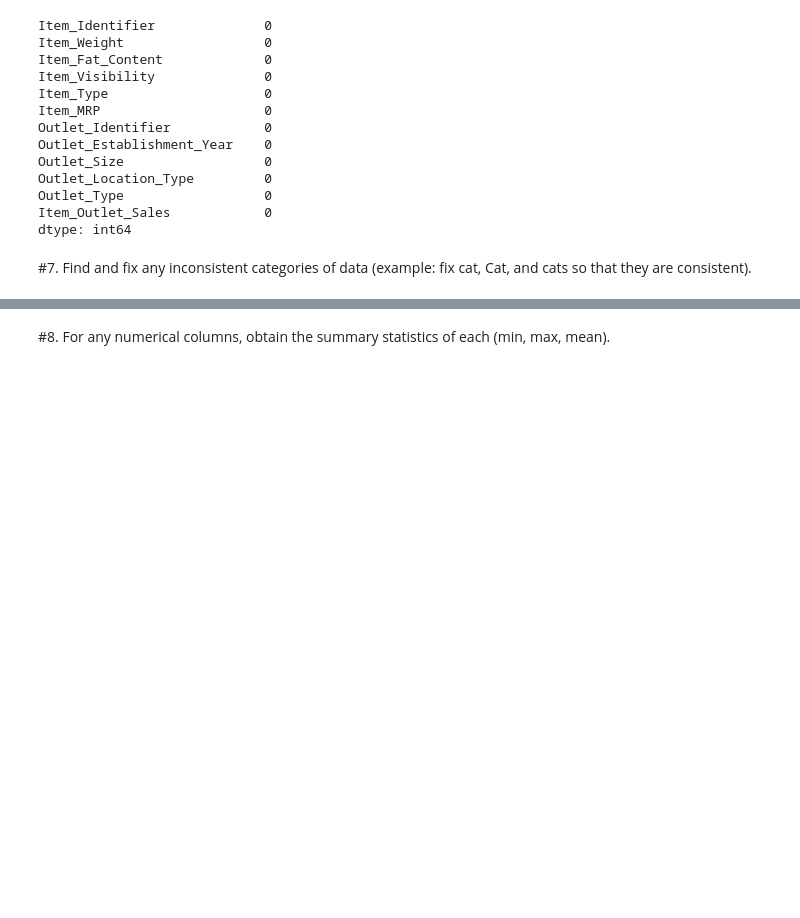
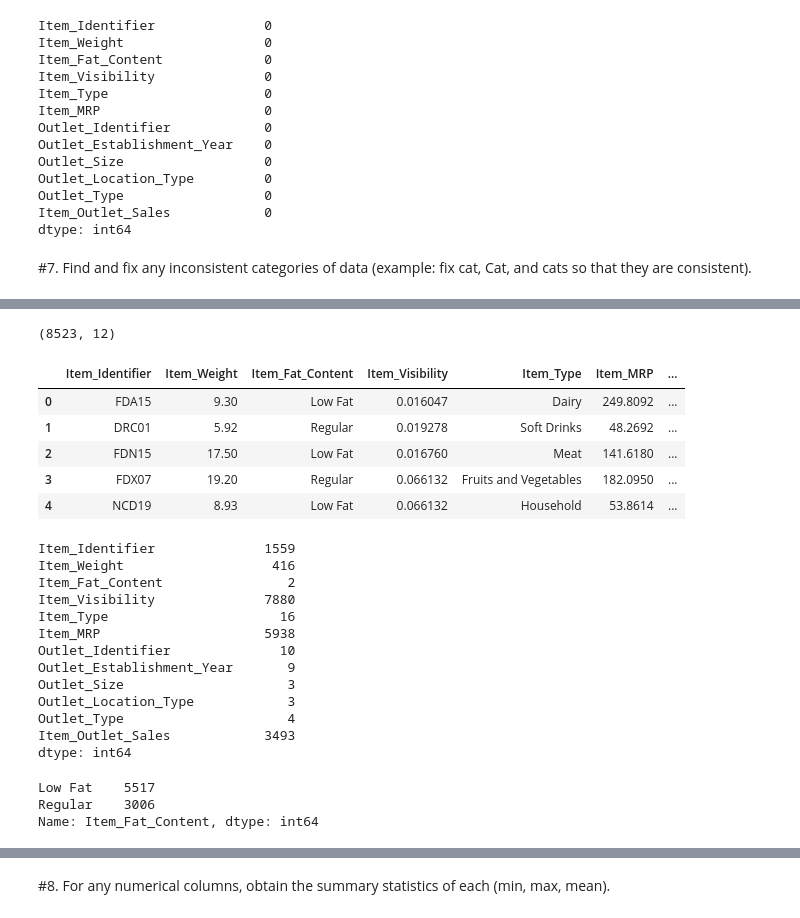
Before and after one commit to RJKool/First-Project-Rep, a Jupyter notebook: Sales_Predictions_CORE.ipynb, the cells around one changed output, grey strips where cells are left out. Saved outputs shown, nothing was run; the diff lists cells and outputs as text; code cells hidden in the pictures; blank space fills up the shorter version.

```diff
--- a/Sales_Predictions_CORE.ipynb
+++ b/Sales_Predictions_CORE.ipynb
@@ -148,0 +94,14 @@ dtype: int64
+# %%
+display( df.head() )
+print()
+
+#Filling all NaN "not a number" entries in the "Item_Weight" column with the average of "Item_Weight" column.
+df["Item_Weight"].fillna(df["Item_Weight"].mean(),inplace=True)
+display( df.isna().sum() )  #Checking the sum of NaN in all columns of df after modification
+print()
+
+display( df["Outlet_Size"].value_counts() )  #There are more Medium size outlets in the data set.  I will fill all NaN in the "Outlet_Size" column with Medium.
+df["Outlet_Size"].fillna("Medium",inplace=True)
+display( df.isna().sum() )  #Checking the sum of NaN in all columns of df after modification
+
+'''All missing values are now gone'''
@@ -180,0 +166,62 @@ display( df.head() )
+# %%
+display( df.shape )
+'''There are 12 columns of data'''
+
+display( df.head() )   #Displaying dataframe to evaluate column data.
+print()
+display( df.nunique() )  #Displaying the number of unique values in each column of dataframe to make help evaluate values in dataframe.
+print()
+
+df["Item_Identifier"].value_counts()  #Item_Identifier has a large range of item numbers.  This is expected.  No modification appears to be needed.
+df["Item_Weight"].value_counts()  #Item_Weight looks to have typical items weights in the column.  No modification appears to be needed.
+df["Item_Fat_Content"].value_counts()  #Inconsistent data found.
+#Replacing inconsistent data found in column "Item_Fat_Content" where extra categories "LF", "low fat", and "reg" were found.
+df["Item_Fat_Content"] = df["Item_Fat_Content"].replace("LF", "Low Fat")
+df["Item_Fat_Content"] = df["Item_Fat_Content"].replace("low fat", "Low Fat")
+df["Item_Fat_Content"] = df["Item_Fat_Content"].replace("reg", "Regular")
+#Verifying values in column "Item_Fat_Content" after modifications.
+display( df["Item_Fat_Content"].value_counts() )  #Categories look to be properly adjusted.
+print()
+
+#Continuing check of dataframe columns.
+df["Item_Visibility"].value_counts()  #Possible inconsistent data found where 526 instances of 0.000000 were found.
+#Replacing inconsistent data found in "Item_Visibility" where 0 will be replaced with the average of column "Item_Visibility"
+avg_vis = df["Item_Visibility"].mean()
+df["Item_Visibility"] = df["Item_Visibility"].replace(0, avg_vis)
+#Verifying values in column "Item_Visibility" after modifications.
+display( df["Item_Visibility"].value_counts() )
+print()
+
+#Continuing check of dataframe columns.
+df["Item_Type"].value_counts()  #Item_Type looks to have typical category counts.  No modification appears to be needed.
+df["Item_MRP"].value_counts()  #Item_MPR looks to have typical category counts.  No modification appears to be needed.
+df["Outlet_Identifier"].value_counts()  #Outlet_Identifier looks to have typical category counts.  No modification appears to be needed.
+df["Outlet_Establishment_Year"].value_counts()  #Outlet_Establishment_Year looks to have typical category counts.  No modification appears to be needed.
+df["Outlet_Size"].value_counts()  #Outlet_Size looks to have typical category counts.  No modification appears to be needed.
+df["Outlet_Location_Type"].value_counts()  #Outlet_Location_Type looks to have typical category counts.  No modification appears to be needed.
+df["Outlet_Type"].value_counts()  #Outlet_Type looks to have typical category counts.  No modification appears to be needed.
+df["Item_Outlet_Sales"].value_counts()  #Outlet_Outlet_Sales looks to have typical category values.  No modification appears to be needed.
+# %% [output]
+(8523, 12)
+|  | Item_Identifier | Item_Weight | Item_Fat_Content | Item_Visibility | Item_Type | Item_MRP | ... |
+| 0 | FDA15 | 9.30 | Low Fat | 0.016047 | Dairy | 249.8092 | ... |
+| 1 | DRC01 | 5.92 | Regular | 0.019278 | Soft Drinks | 48.2692 | ... |
+| 2 | FDN15 | 17.50 | Low Fat | 0.016760 | Meat | 141.6180 | ... |
+| 3 | FDX07 | 19.20 | Regular | 0.066132 | Fruits and Vegetables | 182.0950 | ... |
+| 4 | NCD19 | 8.93 | Low Fat | 0.066132 | Household | 53.8614 | ... |
+Item_Identifier              1559
+Item_Weight                   416
+Item_Fat_Content                2
+Item_Visibility              7880
+Item_Type                      16
+Item_MRP                     5938
+Outlet_Identifier              10
+Outlet_Establishment_Year       9
+Outlet_Size                     3
+Outlet_Location_Type            3
+Outlet_Type                     4
+Item_Outlet_Sales            3493
+dtype: int64
+Low Fat    5517
+Regular    3006
+Name: Item_Fat_Content, dtype: int64
```
Also changed, not shown: parts of 4 cells of this notebook.
